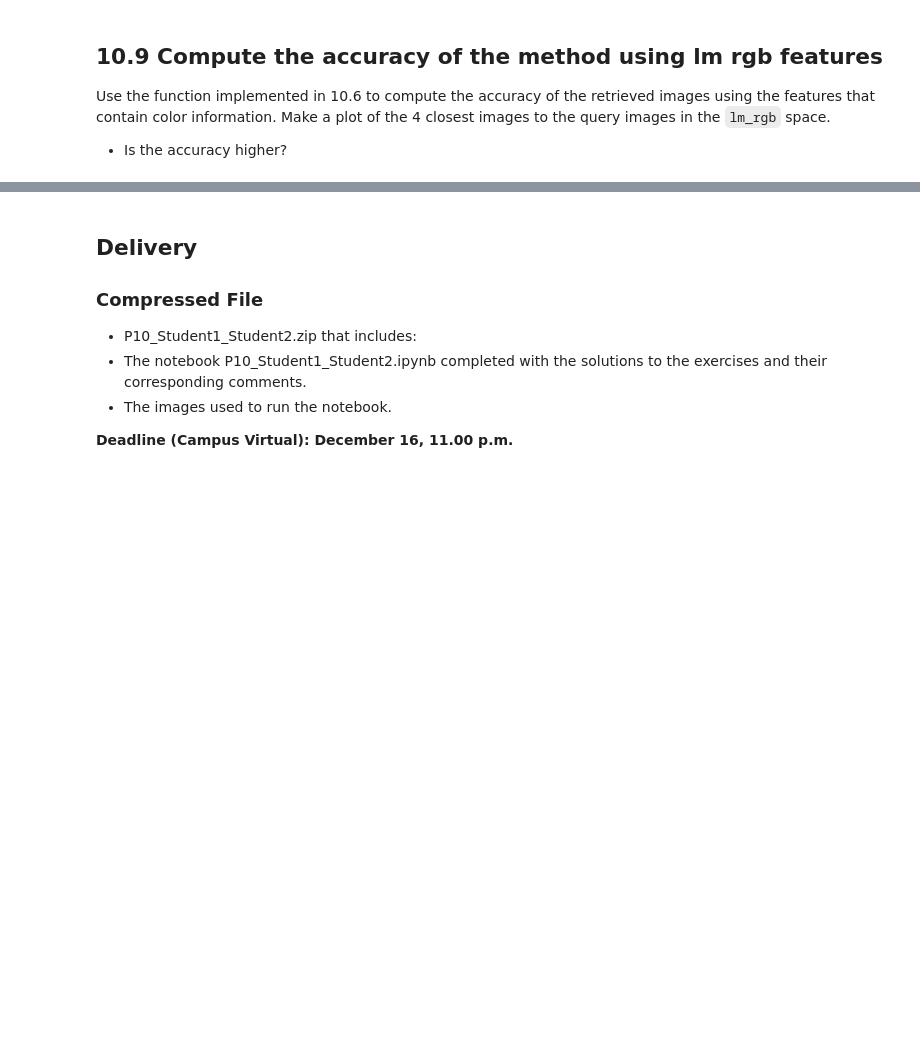
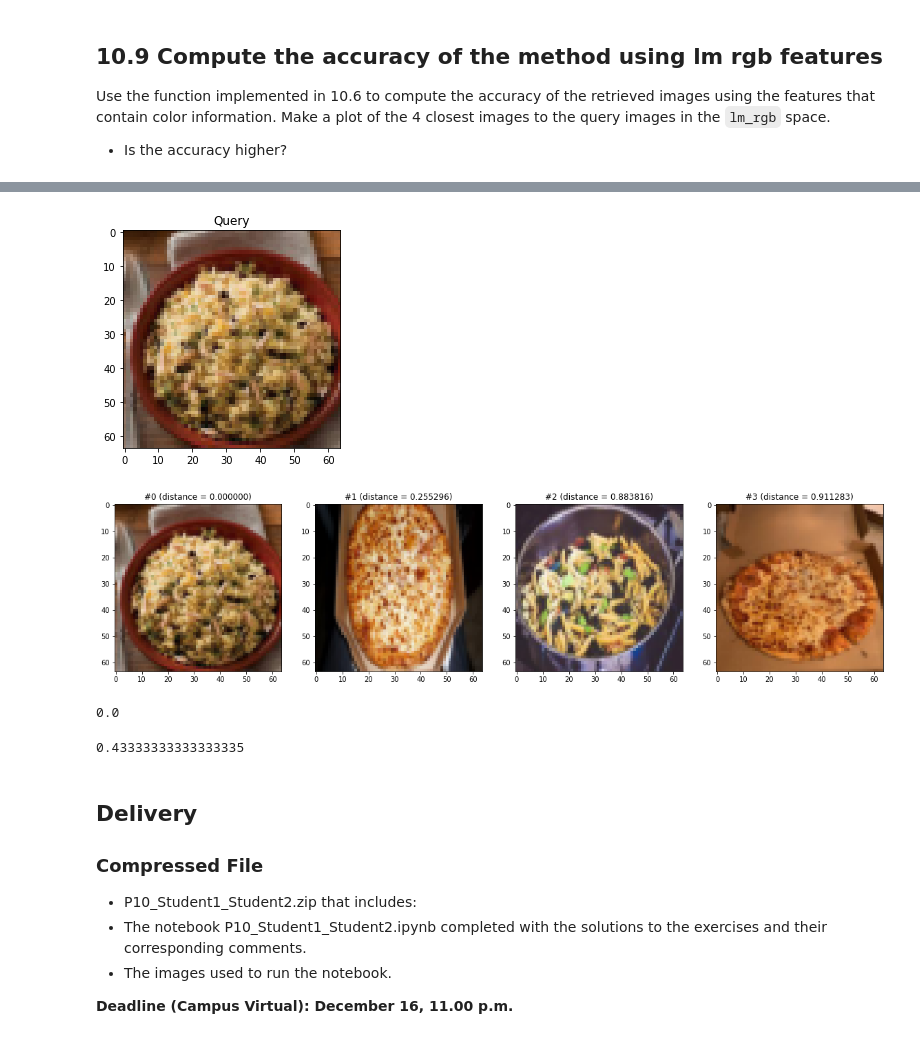
Before and after one commit to jdecid/MAI-CV, a Jupyter notebook: labs/s10/P10_JordiArmengol_JosepDeCid.ipynb, the cells around one changed output, grey strips where cells are left out. Saved outputs shown, nothing was run; the diff lists cells and outputs as text; code cells hidden in the pictures; blank space fills up the shorter version.

```diff
--- a/labs/s10/P10_JordiArmengol_JosepDeCid.ipynb
+++ b/labs/s10/P10_JordiArmengol_JosepDeCid.ipynb
@@ -340,8 +342,8 @@ class_labels = np.concatenate((
     np.ones(len(pizza_images)) * 2
 )).reshape(len(all_images))
 # %%
-def accuracy(X, class_labels, k, query, class_query, visualize=True, cmap='gray'):
-    closest_images_idx, distances = retrieve_k_images_from_X(query, X, k, visualize, cmap)
+def accuracy(X, class_labels, k, query, class_query, visualize=True, rgb=False):
+    closest_images_idx, distances = retrieve_k_images_from_X(query, X, k, visualize, rgb)
     closest_images_idx = closest_images_idx[1:]
     distances = distances[1:]
     correct = 0
@@ -353,6 +355,8 @@ def accuracy(X, class_labels, k, query, class_query, visualize=True, cmap='gray'
     acc = correct / total
     return acc
 
-print(accuracy(X, class_labels, 4, all_images[ind_1], 0))
-print(accuracy(X, class_labels, 4, all_images[ind_2], 1))
-print(accuracy(X, class_labels, 4, all_images[ind_3], 2))
+def compute_all_accuracies(X, k, all_images, class_labels, rgb=False):
+    accs = 0
+    for idx, img in enumerate(tqdm(all_images, desc=f'Computing accuracies', ncols=800)):
+        accs += accuracy(X, class_labels, k, all_images[idx], class_labels[idx], visualize=False, rgb=rgb)
+    print(accs / len(all_images))
@@ -433,3 +425,13 @@ print(accuracy(X_lm_rgb[:, 96:], class_labels, 4, all_images[ind_1][:, :, 2], 0,
+# %%
+accuracy(X, class_labels, 4, rice_images[2], 0, rgb=False)
+# %% [output]
+[figure, added]
+[figure, added]
+0.0
+# %%
+compute_all_accuracies(X_lm_rgb, 5, all_images, class_labels, rgb=True)
+# %% [output]
+0.43333333333333335
 # %% [markdown]
 ## Delivery
 
```
Also changed, not shown: parts of 21 cells of this notebook.
